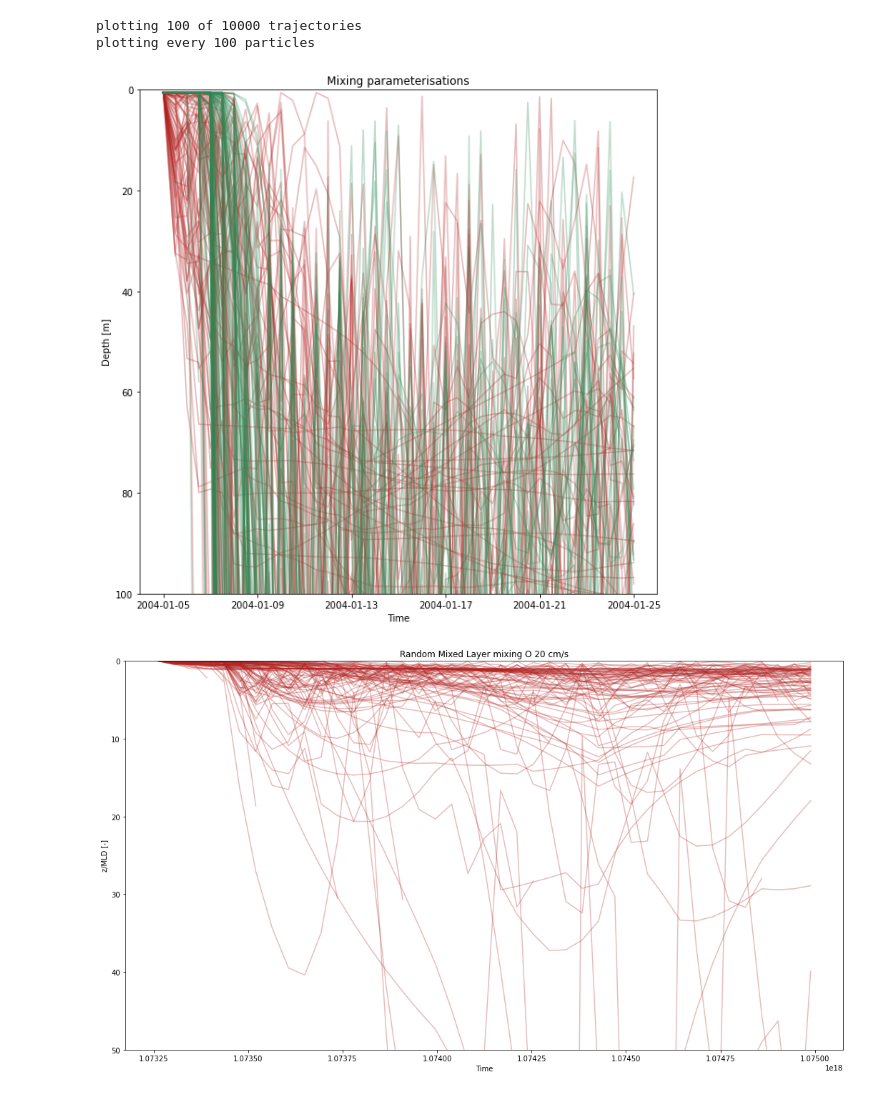
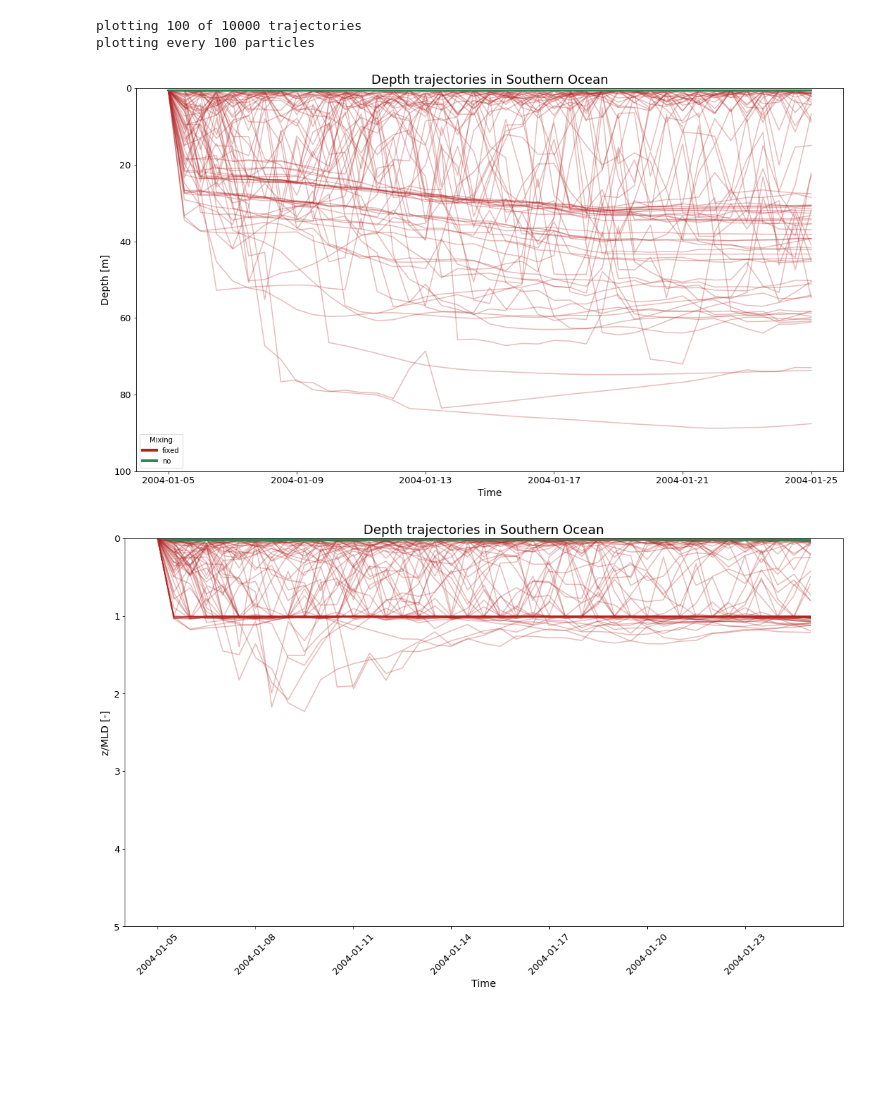
Before and after one commit to OceanParcels/biofouling_3dtransport_2, a Jupyter notebook: Analysis/Mixing.ipynb, the cells around one changed output. Drawn from its saved outputs; the diff is of its cells as text; code cells hidden in the pictures; blank space fills up the shorter version.

Commit message:
Update figures, adding depth distribution through time

```diff
--- a/Analysis/Mixing.ipynb
+++ b/Analysis/Mixing.ipynb
@@ -7,9 +8,14 @@ import matplotlib.gridspec as gridspec
 from copy import copy
 # %%
 datadir = '/scratch/rfischer/Kooi_data/data_output/'
+# %%
+regions = {'EqPac': 'Equatorial Pacific',
+           'GPGP': 'Great Pacific Garbage Patch',
+           'SO': 'Southern Ocean',
+           'NPSG': 'North Pacific Subtropical Gyre'}
 # %%
-region = 'GPGP'
-mortality = 0.39              # [d-1]
+region = 'SO'
+mortality = 0.16              # [d-1]
 runtime = 20                  # [days]
 dt = 60                       # [seconds]
 outputdt = 12                 # [hours]
@@ -33,40 +42,46 @@ print('plotting every '+str(f_plt)+' particles')
 plotting 100 of 10000 trajectories
 plotting every 100 particles
 # %%
-fig = plt.figure(figsize=(10,10))
+fig = plt.figure(figsize=(18,10))
 ax = plt.axes()
 
 for i in range(len(dslist)):
     ax.plot(dslist[i]['time'].T[:,::f_plt], dslist[i]['z'].T[:,::f_plt], c=mixing_cmap[i], alpha=0.3, label = mixing[i])
 # ax.plot(ds['time'].T[:,::f_plt], ds['z'].T[:,::f_plt], c=mixing_cmap[2], alpha=0.3, label = mixing[1])
 
-ax.set_title('Mixing parameterisations')
-ax.set_ylabel('Depth [m]')
-ax.set_xlabel('Time')
+ax.set_title('Depth trajectories in '+regions[region], fontsize=18)
+ax.set_ylabel('Depth [m]', fontsize=14)
+ax.set_xlabel('Time', fontsize=14)
 ax.set_ylim(100,0)
-# custom_lines = [Line2D([0], [0], color=mixing_cmap[0], lw=4),
-#                 Line2D([0], [0], color=mixing_cmap[1], lw=4)]
+ax.tick_params(axis='both', labelsize=13)
+# ax.set_xticks(times[::6].values)
+# ax.set_xticklabels(timelabels[::6].values)
+# ax.tick_params(axis='x', rotation=45)
 
-# ax.invert_yaxis()
-# ax.legend(custom_lines, [mixing[0], mixing[1]], title='Mixing', loc='lower left')
+custom_lines = [Line2D([0], [0], color=mixing_cmap[0], lw=4),
+                Line2D([0], [0], color=mixing_cmap[1], lw=4)]
+
+ax.legend(custom_lines, [mixing[0], mixing[1]], title='Mixing', loc='lower left')
 plt.show()
 # %% [output]
-[figure, old version]
+[figure, new version]
 # %%
 fig = plt.figure(figsize=(18,10))
 ax = plt.axes()
 
-ax.plot(dslist[0]['time'].astype('O').T[:,::f_plt], dslist[0]['mld'].T[:,::f_plt], c=mixing_cmap[0], alpha=0.3, label = mixing[0])
-# ax.scatter(dslist[0]['time'].astype('O').T[:,:n_plt], dslist[0]['mld'].T[:,:n_plt], c=dslist[0]['mld'].T[:,:n_plt], cmap = 'Reds', alpha=0.8)
-# ax.set_ylim(0,35)
-# ax.set_xlim()
-ax.set_title('Random Mixed Layer mixing O 20 cm/s')
-ax.set_ylabel('z/MLD [-]')
-ax.set_xlabel('Time')
+for i in range(len(dslist)):
+    ax.plot(dslist[i]['time'].astype('O').T[:,::f_plt], dslist[i]['mld'].T[:,::f_plt], c=mixing_cmap[i], alpha=0.3, label = mixing[0])
 
-ax.set_ylim(50,0)
+ax.set_title('Depth trajectories in '+regions[region], fontsize=18)
+ax.set_ylabel('z/MLD [-]', fontsize=14)
+ax.set_xlabel('Time', fontsize=14)
+ax.tick_params(axis='both', labelsize=13)
+ax.set_xticks(times[::6].values)
+ax.set_xticklabels(timelabels[::6].values)
+ax.tick_params(axis='x', rotation=45)
+ax.set_ylim(5,0)
 plt.show()
 # %% [output]
-[figure, old version]
+[figure, new version]
 # %%
 fig = plt.figure(figsize=(12,12), constrained_layout=True)
```
Also changed, not shown: parts of 11 cells of this notebook, 5 other files.
